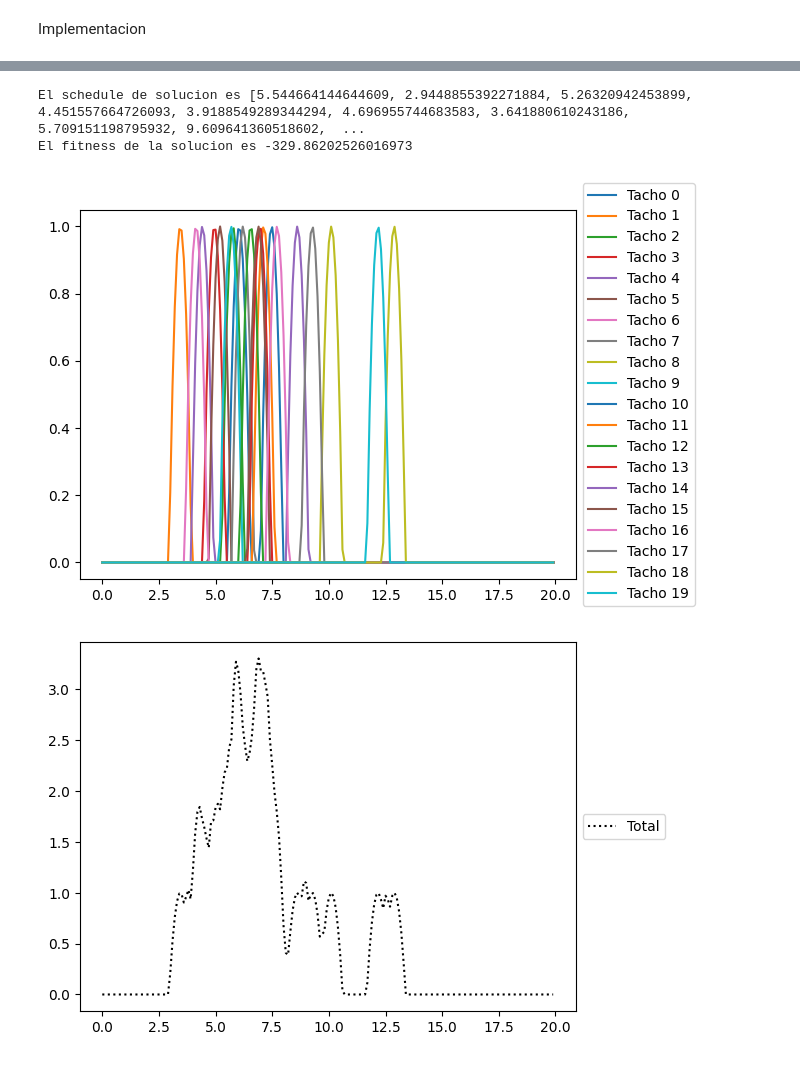
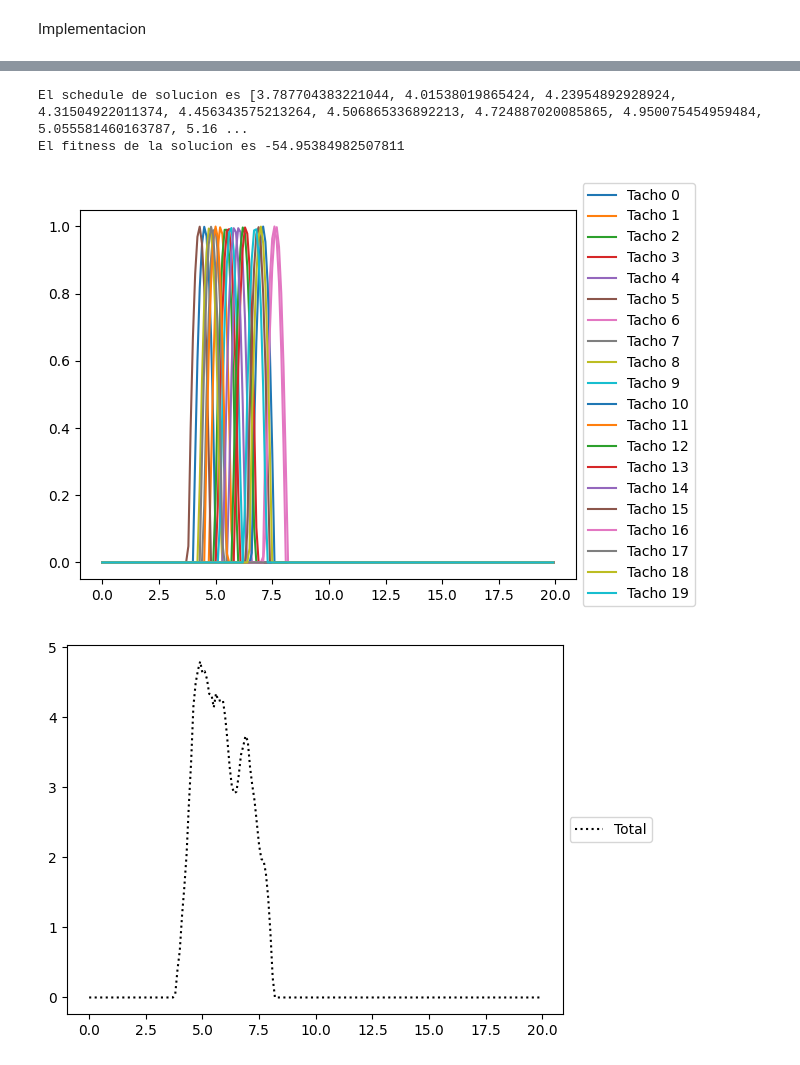
Before and after one commit to luudipietro/Geneticos_Final, a Jupyter notebook: Final_TP6.ipynb, the cells around one changed output, grey strips where cells are left out. Drawn from its saved outputs; the diff is of its cells as text; code cells hidden in the pictures.

Commit message:
agregada formula de curvatura

```diff
--- a/Final_TP6.ipynb
+++ b/Final_TP6.ipynb
@@ -283,6 +284,7 @@ def geneticoTachos(Pop, cant_generac, Bounds, Enteras, sel, xover, mut, \
     for k in range(cant_soluc):
         #Pop[k] = [xi if not Enteras[i] else int(xi+0.5) for i, xi in enumerate(Pop[k])]
         #Fit[k] = f(Pop[k],  variabilidad_weight, picos_weight, dist_max_weight, intervalo)
+        Pop[k] = sorted(Pop[k])
         Fit[k] = f(Pop[k])
     #if callback != None:
      #   cb_param = callback(Pop, Fit, Bounds, 0, cant_generac, cb_param)
@@ -305,7 +307,7 @@ def geneticoTachos(Pop, cant_generac, Bounds, Enteras, sel, xover, mut, \
 
         #cruzamiento
         random.shuffle(p)
-        for k in range(0, cant_cruzados-1, 2):
+        for k in range(0, cant_cruzados, 2):
             C1, C2 = xover(Pop[p[k]], Pop[p[k+1]])
             Pop[p[k]] = [xi for xi in C1]
             Pop[p[k+1]] = [xi for xi in C2]
@@ -314,7 +316,7 @@ def geneticoTachos(Pop, cant_generac, Bounds, Enteras, sel, xover, mut, \
 
         #mutacion
         random.shuffle(p)
-        for k in range(cant_mutados):
+        for k in range(cant_soluc-cant_mutados, cant_soluc):
             C = mut(Pop[p[k]], Bounds)
             Pop[p[k]] = [xi for xi in C]
             Fit[p[k]] = None
@@ -433,14 +435,25 @@ def Fitness(t_inicios):
     vapor_tachos = VaporTotal(t_inicios,intervalo)
     variacion = variacion_total(vapor_tachos)
     tiempo = tiempo_total(t_inicios)
-    fitness = - (variacion **2 + tiempo **2)
-    return fitness
+    # #fitness = -variacion - tiempo *5- max(vapor_tachos) *3
+    # fitness = - tiempo *500
+    return - curvatura(vapor_tachos) * 10- max(vapor_tachos) *5 - tiempo - variacion
 
 def variacion_total(vapor_tachos):
     return np.sum(np.abs(np.diff(vapor_tachos)))
 
 def tiempo_total(t_inicios):
     return max(t_inicios) - min(t_inicios) + 1
+def primera_derivada(y_anterior, y_posterior, delta_x):
+   return (y_posterior-y_anterior) / (2 * delta_x)
+
+def curvatura(vapor_total):
+   suma_curvatura = 0
+   for i in range(1, len(vapor_total)-1):
+      derivada = primera_derivada(vapor_total[i+1], vapor_total[i-1], 0.1)
+      k_i = abs(derivada) / (1 + derivada **2)
+      suma_curvatura += (k_i * 0.1)
+   return suma_curvatura
 # %% [markdown]
 Implementacion
 # %%
@@ -454,14 +467,14 @@ Bounds = [[0, tachos-1] for i in range(tachos)]
 Enteras = [False] * (tachos)
 f = Fitness
 cant_individuos = 40
-cant_generac = 30
+cant_generac = 60
 cant_elite = 1
 sel = sel_sus
 eps = 0.1
 xover = arith_crossover
 cant_cruzados = round(0.7 * cant_individuos)
 mut = mut_step
-cant_mutados = round(0.4 * cant_individuos)
+cant_mutados = round(0.45 * cant_individuos)
 callback = None
 Variabilidad_weight = 14
 Picos_weight = 0.06
@@ -474,7 +487,7 @@ sol, solF, Pop, Fit, traceBest, traceAvg, bestSols = \
         Picos_weight, DistMax_weight, tachos,intervalo, callback)
 
 graficarEvolucionFitness(traceBest, traceAvg)
-print(f'El schedule de solucion es {sol}')
+print(f'El schedule de solucion es {sorted(sol)}')
 print(f'El fitness de la solucion es {Fitness(sol)}')
 graficarResultadosTachos(sol, tachos, intervalo)
 # %% [output]
@@ -482,5 +495,5 @@ graficarResultadosTachos(sol, tachos, intervalo)
-El schedule de solucion es [5.544664144644609, 2.9448855392271884, 5.26320942453899, 4.451557664726093, 3.9188549289344294, 4.696955744683583, 3.641880610243186, 5.709151198795932, 9.609641360518602,  ...
-El fitness de la solucion es -329.86202526016973
+El schedule de solucion es [3.787704383221044, 4.01538019865424, 4.23954892928924, 4.31504922011374, 4.456343575213264, 4.506865336892213, 4.724887020085865, 4.950075454959484, 5.055581460163787, 5.16 ...
+El fitness de la solucion es -54.95384982507811
-[figure, old version]
+[figure, new version]
-[figure, old version]
+[figure, new version]
 [figure]
```
Also changed, not shown: parts of 3 cells of this notebook, 2 other files.
